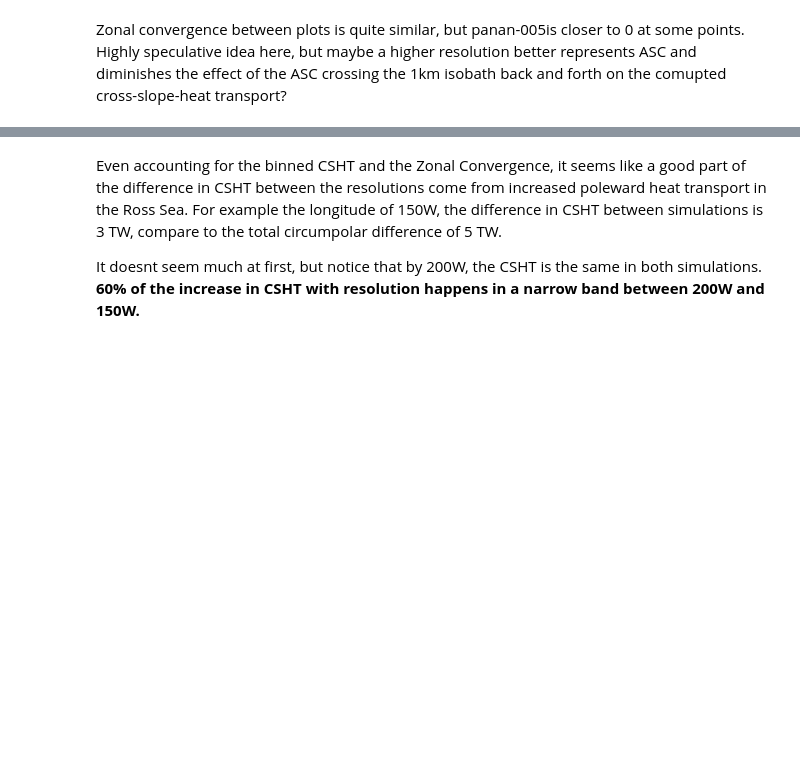
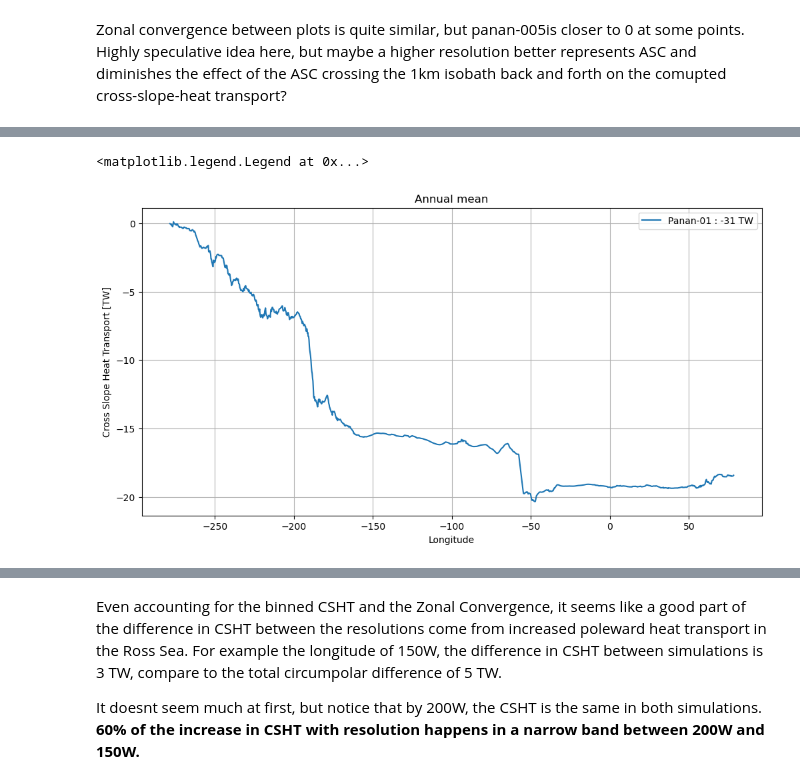
Before and after one commit to willaguiar/Panan_HT_ASC, a Jupyter notebook: Jupyter/CSHT_resolutions_totalandtimescales.ipynb, the cells around one changed output, grey strips where cells are left out. Drawn from its saved outputs; the diff is of its cells as text; code cells hidden in the pictures; blank space fills up the shorter version.

```diff
--- a/Jupyter/CSHT_resolutions_totalandtimescales.ipynb
+++ b/Jupyter/CSHT_resolutions_totalandtimescales.ipynb
@@ -129,3 +129,15 @@ plt.savefig(figdir+'RESCOMP_binned_HTplusZC_cumsum_Annual_mean.png',dpi=300)
+# %%
+fig = plt.figure(figsize=(12,6))
+
+plt.plot(P01_binned_lon,(P005_binned_CSHT_mean+P005_binned_ZC_mean).cumsum()*p005_factor/1e12 - (P01_binned_CSHT_mean+P01_binned_ZC_mean).cumsum()*p01_factor/1e12,label="Panan-01 : " + str(p01_total) + " TW")
+#plt.plot(P005_binned_lon,(P005_binned_CSHT_mean+P005_binned_ZC_mean).cumsum()*p005_factor/1e12,color="tab:orange",label="Panan-005 : " + str(p005_total) + " TW")
+plt.xlabel('Longitude'); plt.ylabel('Cross Slope Heat Transport [TW]'); plt.title('Annual mean')
+plt.grid()
+plt.legend()
+#plt.savefig(figdir+'RESCOMP_binned_HTplusZC_cumsum_Annual_mean.png',dpi=300)
+# %% [output]
+<matplotlib.legend.Legend at 0x...>
+[figure, added]
 # %%
 #how much the CSHT differs at the edge of the inner Ross sea (-150)?
 Ross_cumsum_diff= (((P005_binned_CSHT_mean+P005_binned_ZC_mean).cumsum()*p005_factor/1e12).sel(lon_bin_midpoints=-150, method='nearest')) - (((P01_binned_CSHT_mean+P01_binned_ZC_mean).cumsum()*p01_factor/1e12).sel(lon_bin_midpoints=-150, method='nearest') )
```
Also changed, not shown: parts of 53 cells of this notebook.
